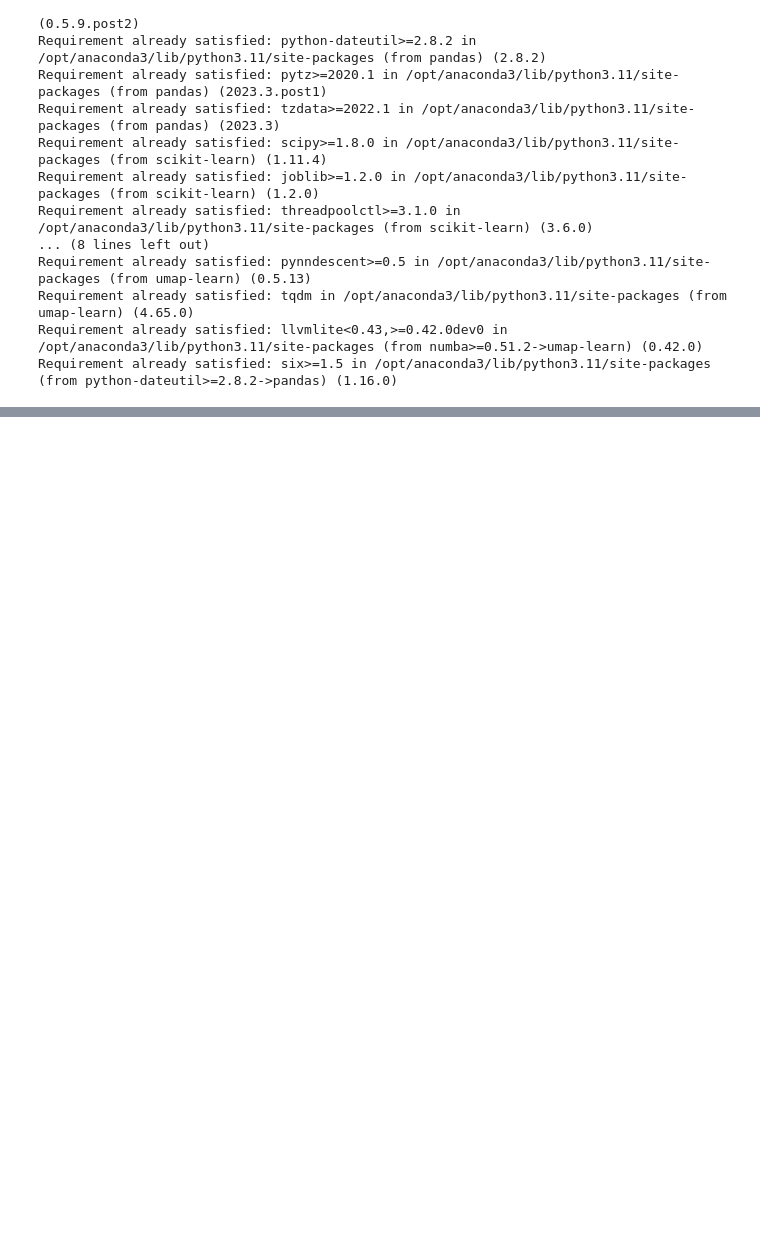
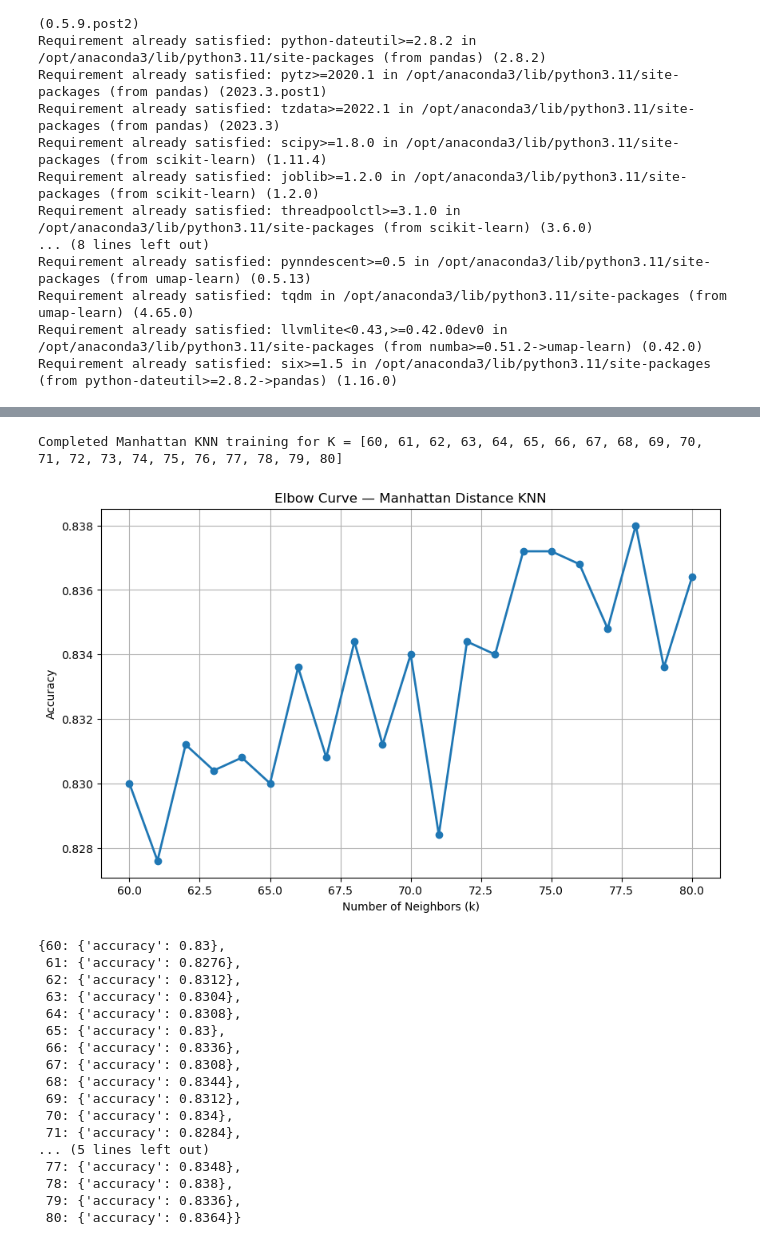
Before and after one commit to mayank2309jha/FML-2025-Group-Project, a Jupyter notebook: knn.ipynb, the cells around one changed output, grey strips where cells are left out. Cells and saved outputs as stored; diff of their text form; code cells hidden in the pictures; blank space fills up the shorter version.

```diff
--- a/knn.ipynb
+++ b/knn.ipynb
@@ -79,0 +232,8 @@ Name: count, dtype: int64
+# %%
+from sklearn.metrics import accuracy_score
+
+y_pred = knn.predict(X_test_pca)
+acc = accuracy_score(y_test, y_pred)
+
+results["baseline_knn"]["accuracy"] = acc
+print("Baseline Manhattan KNN Accuracy:", acc)
@@ -79,0 +348,71 @@ Name: count, dtype: int64
+# %%
+# ------------------------------------------------
+# ELBOW CURVE FOR MANHATTAN KNN
+# ------------------------------------------------
+
+import matplotlib.pyplot as plt
+from sklearn.neighbors import KNeighborsClassifier
+from sklearn.metrics import accuracy_score
+
+# --------------------------------------
+# Adjustable K-range
+# --------------------------------------
+start_k = 60
+end_k   = 80  # inclusive
+k_values = list(range(start_k, end_k + 1))
+
+accuracy_list = []
+results_knn_range = {}
+
+# --------------------------------------
+# Train & Evaluate KNN for each k
+# --------------------------------------
+for k in k_values:
+    knn = KNeighborsClassifier(
+        n_neighbors=k,
+        metric='manhattan',
+        weights = 'uniform'
+    )
+
+    knn.fit(X_train_pca, y_train)
+    y_pred = knn.predict(X_test_pca)
+    acc = accuracy_score(y_test, y_pred)
+
+    accuracy_list.append(acc)
+    results_knn_range[k] = {"accuracy": acc}
+
+print("Completed Manhattan KNN training for K =", k_values)
+
+# --------------------------------------
+# Plot elbow curve
+# --------------------------------------
+plt.figure(figsize=(10, 6))
+plt.plot(k_values, accuracy_list, marker='o', linewidth=2)
+plt.title("Elbow Curve — Manhattan Distance KNN")
+plt.xlabel("Number of Neighbors (k)")
+plt.ylabel("Accuracy")
+plt.grid(True)
+plt.show()
+
+# Display results
+results_knn_range
+# %% [output]
+Completed Manhattan KNN training for K = [60, 61, 62, 63, 64, 65, 66, 67, 68, 69, 70, 71, 72, 73, 74, 75, 76, 77, 78, 79, 80]
+[figure, added]
+{60: {'accuracy': 0.83},
+ 61: {'accuracy': 0.8276},
+ 62: {'accuracy': 0.8312},
+ 63: {'accuracy': 0.8304},
+ 64: {'accuracy': 0.8308},
+ 65: {'accuracy': 0.83},
+ 66: {'accuracy': 0.8336},
+ 67: {'accuracy': 0.8308},
+ 68: {'accuracy': 0.8344},
+ 69: {'accuracy': 0.8312},
+ 70: {'accuracy': 0.834},
+ 71: {'accuracy': 0.8284},
+... (5 lines left out)
+ 77: {'accuracy': 0.8348},
+ 78: {'accuracy': 0.838},
+ 79: {'accuracy': 0.8336},
+ 80: {'accuracy': 0.8364}}
```
Also changed, not shown: parts of 32 cells of this notebook.
